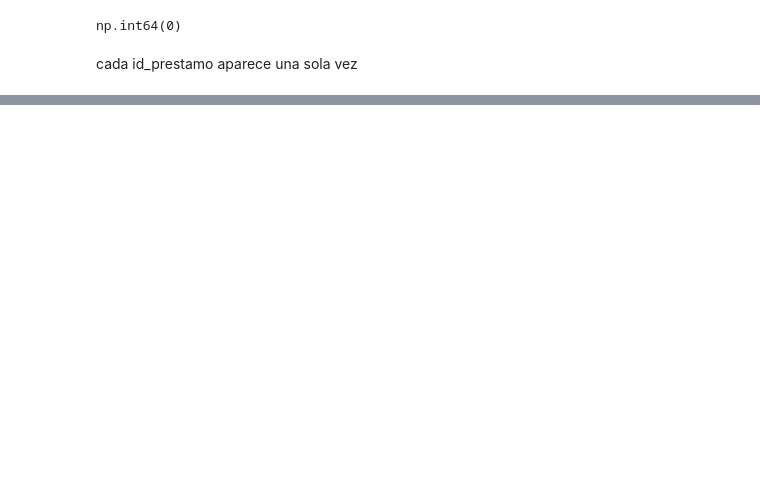
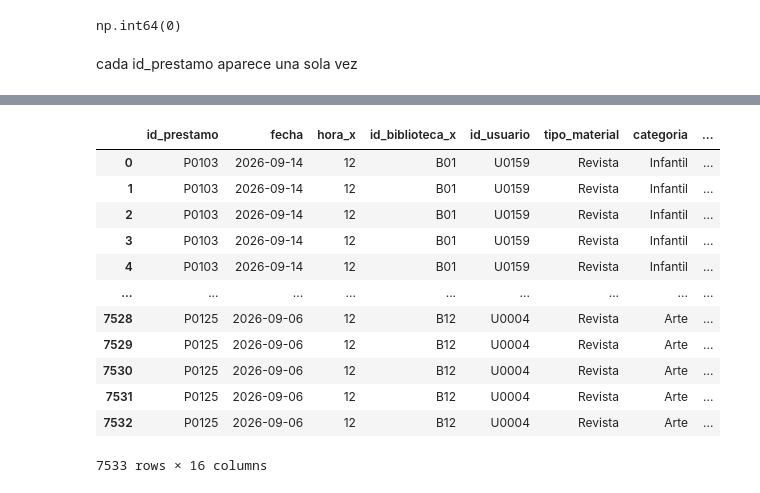
Before and after one commit to Sebast68h/Taller-9-Aplicaciones, a Jupyter notebook: notebook.ipynb, the cells around one changed output, grey strips where cells are left out. Drawn from its saved outputs; the diff is of its cells as text; code cells hidden in the pictures; blank space fills up the shorter version.

```diff
--- a/notebook.ipynb
+++ b/notebook.ipynb
@@ -137,0 +208,16 @@ cada id_prestamo aparece una sola vez
+# %%
+merge_PA_fecha
+# %% [output]
+|  | id_prestamo | fecha | hora_x | id_biblioteca_x | id_usuario | tipo_material | categoria | ... |
+| 0 | P0103 | 2026-09-14 | 12 | B01 | U0159 | Revista | Infantil | ... |
+| 1 | P0103 | 2026-09-14 | 12 | B01 | U0159 | Revista | Infantil | ... |
+| 2 | P0103 | 2026-09-14 | 12 | B01 | U0159 | Revista | Infantil | ... |
+| 3 | P0103 | 2026-09-14 | 12 | B01 | U0159 | Revista | Infantil | ... |
+| 4 | P0103 | 2026-09-14 | 12 | B01 | U0159 | Revista | Infantil | ... |
+| ... | ... | ... | ... | ... | ... | ... | ... | ... |
+| 7528 | P0125 | 2026-09-06 | 12 | B12 | U0004 | Revista | Arte | ... |
+| 7529 | P0125 | 2026-09-06 | 12 | B12 | U0004 | Revista | Arte | ... |
+| 7530 | P0125 | 2026-09-06 | 12 | B12 | U0004 | Revista | Arte | ... |
+| 7531 | P0125 | 2026-09-06 | 12 | B12 | U0004 | Revista | Arte | ... |
+| 7532 | P0125 | 2026-09-06 | 12 | B12 | U0004 | Revista | Arte | ... |
+7533 rows × 16 columns
```
Also changed, not shown: parts of 6 cells of this notebook.
